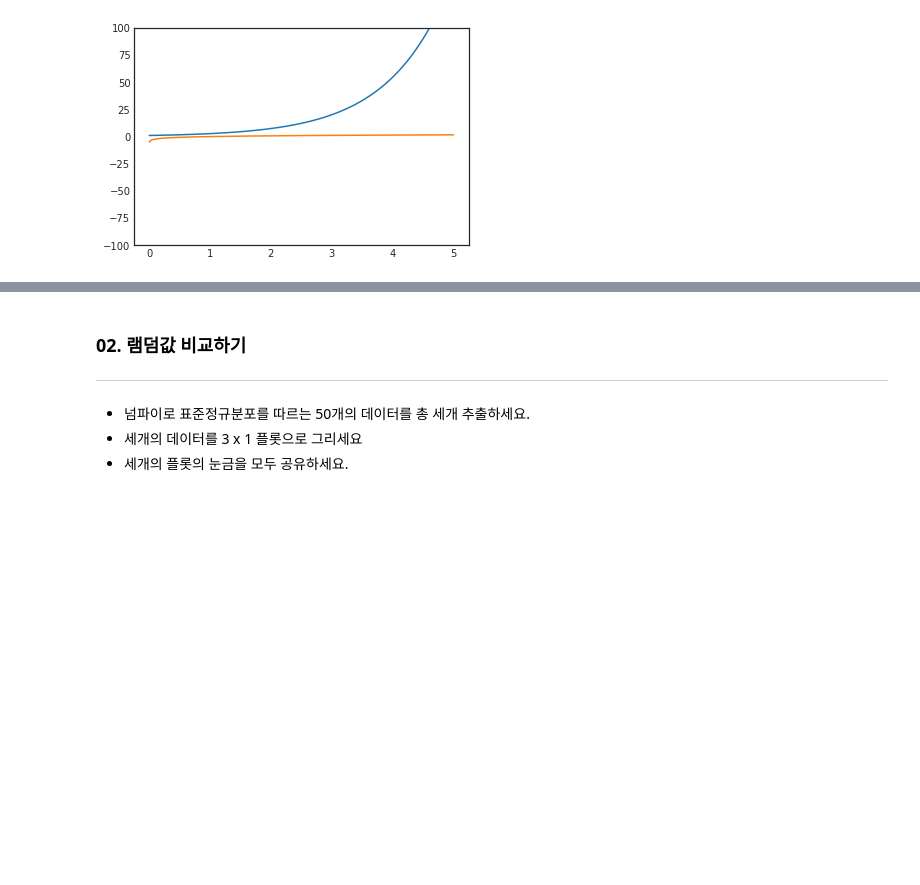
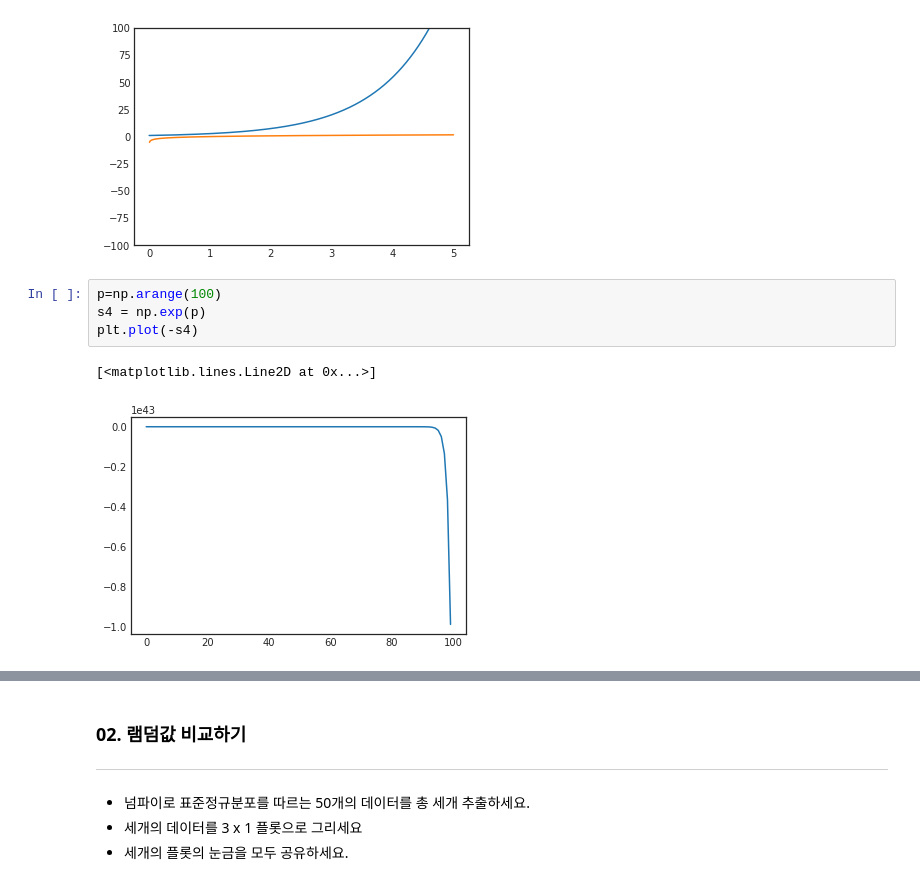
Before and after one commit to LeeHuiJong/DataAnalysis_ML, a Jupyter notebook: ch02_02_선그래프.ipynb, the cells around one changed output, grey strips where cells are left out. Cells and saved outputs as stored; diff of their text form; blank space fills up the shorter version.

```diff
--- a/ch02_02_선그래프.ipynb
+++ b/ch02_02_선그래프.ipynb
@@ -253,4 +253,11 @@ plt.ylim([-100, 100])
 # %% [output]
 (-100.0, 100.0)
 [figure]
+# %%
+p=np.arange(100)
+s4 = np.exp(p)
+plt.plot(-s4)
+# %% [output]
+[<matplotlib.lines.Line2D at 0x...>]
+[figure, added]
 # %%
```
Also changed, not shown: parts of 1 cell of this notebook.
